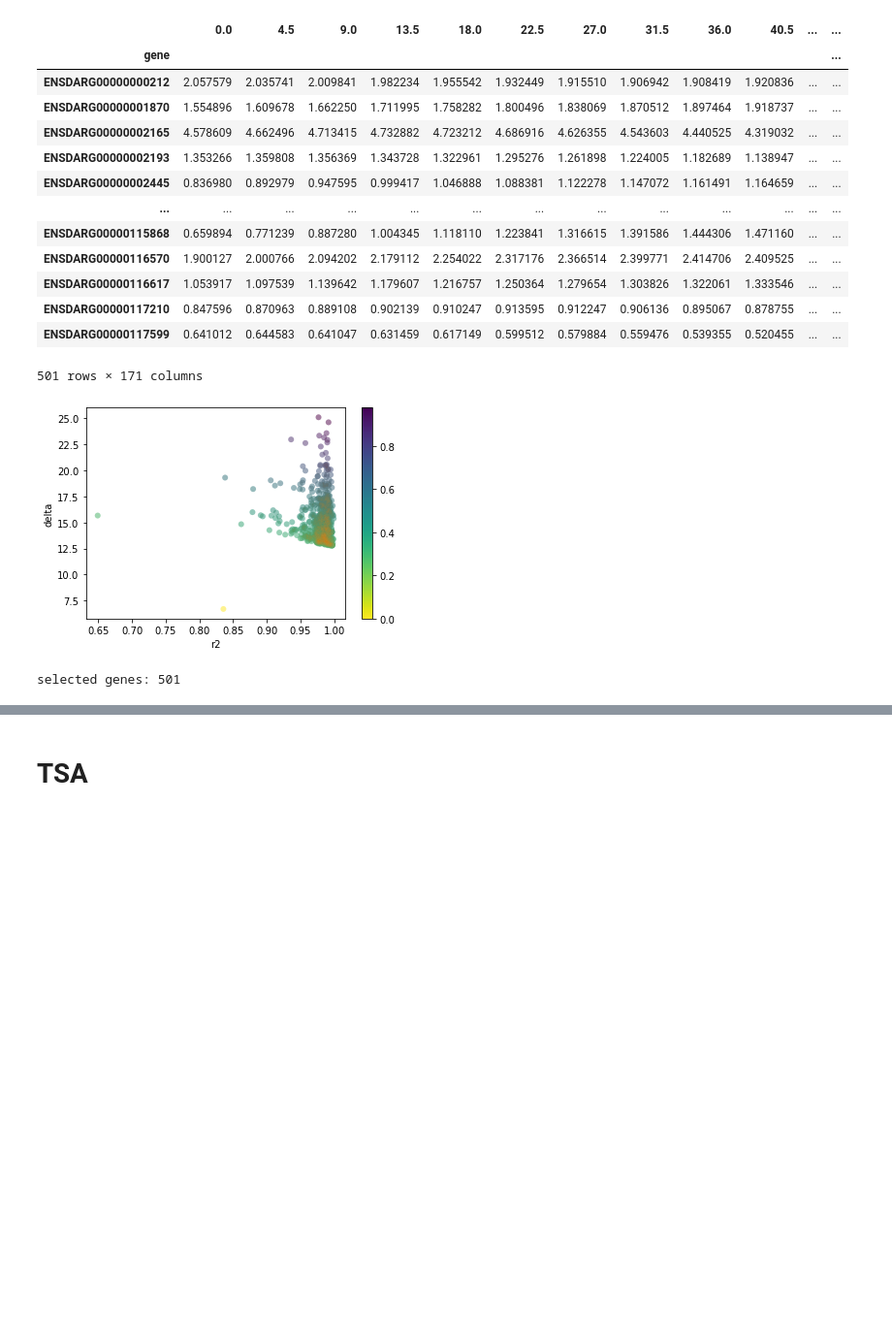
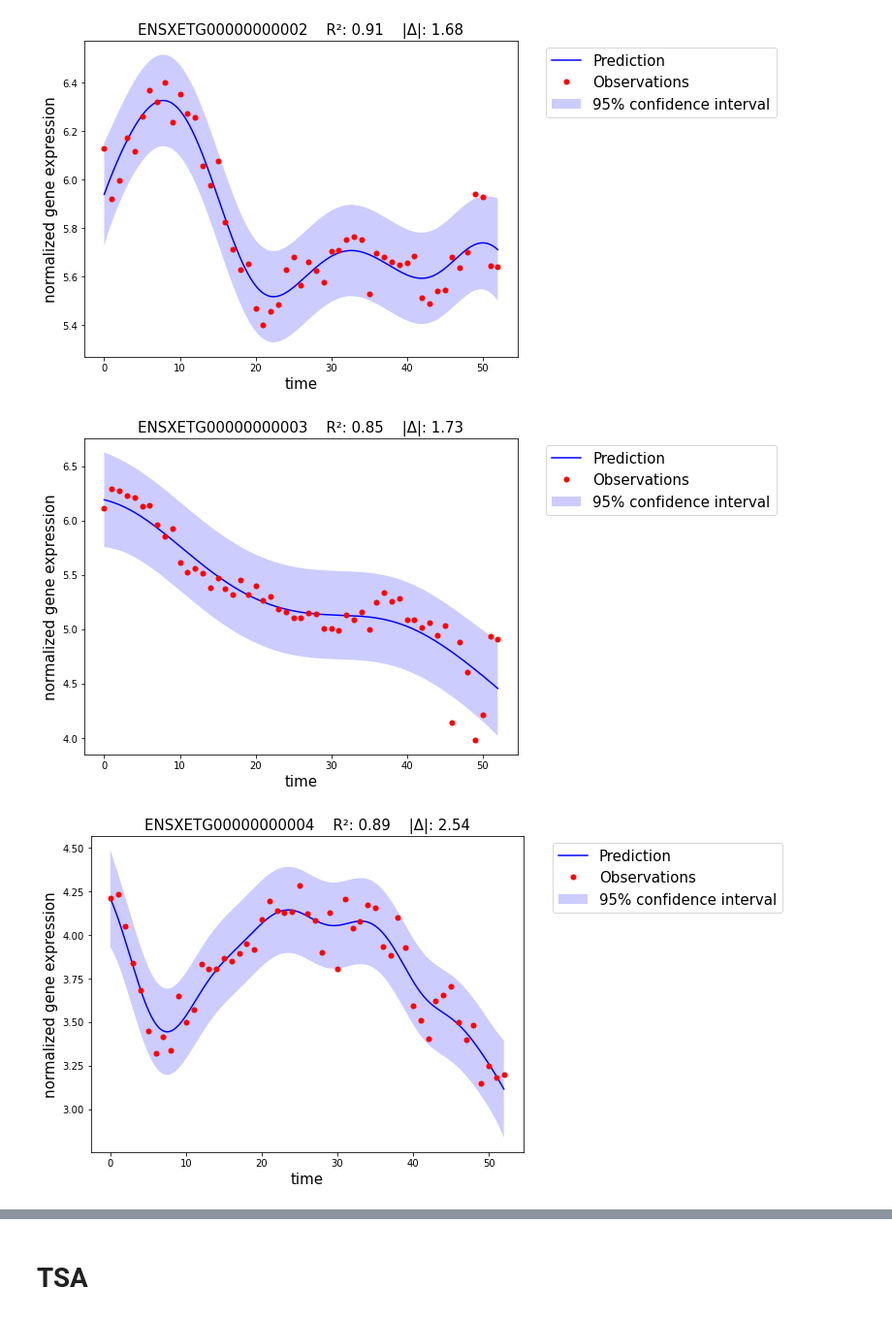
Before and after one commit to siebrenf/TSA, a Jupyter notebook: main.ipynb, the cells around one changed output, grey strips where cells are left out. Shown at 97% size. Cells and saved outputs as stored; diff of their text form; code cells hidden in the pictures; blank space fills up the shorter version.

```diff
--- a/main.ipynb
+++ b/main.ipynb
@@ -64,0 +33,16 @@ print(extended_timepoints[0:4])
+# %%
+tpm_file = "data/XT9.1-TPM.tsv"
+tpms = pd.read_csv(tpm_file, sep="\t", index_col=0)
+
+template_samples_file = "data/owensA1_mpf_samples.tsv"
+# query_samples_file = "data/owensA1_mpf_samples.tsv"  # control
+# query_samples_file = "data/owensA2_mpf_samples.tsv"
+# query_samples_file = "data/owensB1_mpf_samples.tsv"
+query_samples_file = "data/tanA_mpf_samples.tsv"
+# query_samples_file = "data/tanB_mpf_samples.tsv"
+
+new_gpr = False
+gpr_inference_file = "data/owensA1_mpf_gpr.tsv"
+gpr_scores_file = "data/owensA1_mpf_score.tsv"
+
+showcase_gene = "ENSXETG00000000002"
@@ -64,0 +51,8 @@ print(extended_timepoints[0:4])
+# %%
+# preprocessing
+template_samples = pd.read_csv(template_samples_file, sep="\t", index_col=0)
+template_sample_order, template_time2samples = get_sample_info(template_samples)
+
+template_tpms = tpm_normalization(tpms, template_sample_order, min_value=5, min_median_value=0, verbose=True)
+
+template_tpms.head(3)
@@ -65,43 +71,24 @@ print(extended_timepoints[0:4])
 # %%
+# # linear space
+# extended_timepoints = list(np.round(np.linspace(min(time2samples), max(time2samples), 10), 2))
+
+# infer n timepoints for each original timepoint
+timepoints_per_sample = 10
+extended_timepoints = inference_timeseries(list(template_time2samples), timepoints_per_sample)
+
+# run 3x with pictures
+tmp, _ = gpr(template_time2samples, template_tpms, extended_timepoints, plot=True, verbose=False, run_n=3)
+
 if new_gpr:
-    # GPR (slow)
-    template_tpms_inf, gpr_scores = gpr(time2samples, template_tpms, extended_timepoints, plot=False, verbose=True, run_n=None)
+    # run with all genes
+    template_tpms_inf, gpr_scores = gpr(template_time2samples, template_tpms, extended_timepoints, plot=False, verbose=True, run_n=None)
 
     template_tpms_inf.to_csv(gpr_inference_file, sep="\t")
     gpr_scores.to_csv(gpr_scores_file, sep="\t")
 else:
     template_tpms_inf = pd.read_csv(gpr_inference_file, sep="\t", index_col=0)
     gpr_scores = pd.read_csv(gpr_scores_file, sep="\t", index_col=0)
-
-template_tpms_inf
 # %% [output]
-|  | 0.0 | 4.5 | 9.0 | 13.5 | 18.0 | 22.5 | 27.0 | 31.5 | 36.0 | 40.5 | ... | ... |
-| gene |  |  |  |  |  |  |  |  |  |  |  | ... |
-| ENSDARG00000000212 | 2.057579 | 2.035741 | 2.009841 | 1.982234 | 1.955542 | 1.932449 | 1.915510 | 1.906942 | 1.908419 | 1.920836 | ... | ... |
-| ENSDARG00000001870 | 1.554896 | 1.609678 | 1.662250 | 1.711995 | 1.758282 | 1.800496 | 1.838069 | 1.870512 | 1.897464 | 1.918737 | ... | ... |
-| ENSDARG00000002165 | 4.578609 | 4.662496 | 4.713415 | 4.732882 | 4.723212 | 4.686916 | 4.626355 | 4.543603 | 4.440525 | 4.319032 | ... | ... |
-| ENSDARG00000002193 | 1.353266 | 1.359808 | 1.356369 | 1.343728 | 1.322961 | 1.295276 | 1.261898 | 1.224005 | 1.182689 | 1.138947 | ... | ... |
-| ENSDARG00000002445 | 0.836980 | 0.892979 | 0.947595 | 0.999417 | 1.046888 | 1.088381 | 1.122278 | 1.147072 | 1.161491 | 1.164659 | ... | ... |
-| ... | ... | ... | ... | ... | ... | ... | ... | ... | ... | ... | ... | ... |
-| ENSDARG00000115868 | 0.659894 | 0.771239 | 0.887280 | 1.004345 | 1.118110 | 1.223841 | 1.316615 | 1.391586 | 1.444306 | 1.471160 | ... | ... |
-| ENSDARG00000116570 | 1.900127 | 2.000766 | 2.094202 | 2.179112 | 2.254022 | 2.317176 | 2.366514 | 2.399771 | 2.414706 | 2.409525 | ... | ... |
-| ENSDARG00000116617 | 1.053917 | 1.097539 | 1.139642 | 1.179607 | 1.216757 | 1.250364 | 1.279654 | 1.303826 | 1.322061 | 1.333546 | ... | ... |
-| ENSDARG00000117210 | 0.847596 | 0.870963 | 0.889108 | 0.902139 | 0.910247 | 0.913595 | 0.912247 | 0.906136 | 0.895067 | 0.878755 | ... | ... |
-| ENSDARG00000117599 | 0.641012 | 0.644583 | 0.641047 | 0.631459 | 0.617149 | 0.599512 | 0.579884 | 0.559476 | 0.539355 | 0.520455 | ... | ... |
-501 rows × 171 columns
+[figure, added]
+[figure, added]
+[figure, added]
-# %%
-# gene selection (optional)
-gpr_normscores = score_normalization(gpr_scores)
-plot_scores(gpr_normscores, highlight_top_n=n_genes)
-
-if new_genes:
-    # save selected genes
-    selected_genes = best_n_genes(gpr_normscores, n_genes=n_genes, to_file=selected_genes_file)
-else:
-    selected_genes = list(pd.read_csv(selected_genes_file, sep="\t")["gene"])
-
-print("selected genes:", len(selected_genes))
-# print(selected_genes[0:10])
-# %% [output]
-[figure, removed]
-selected genes: 501
```
Also changed, not shown: parts of 35 cells of this notebook, 17 other files.
